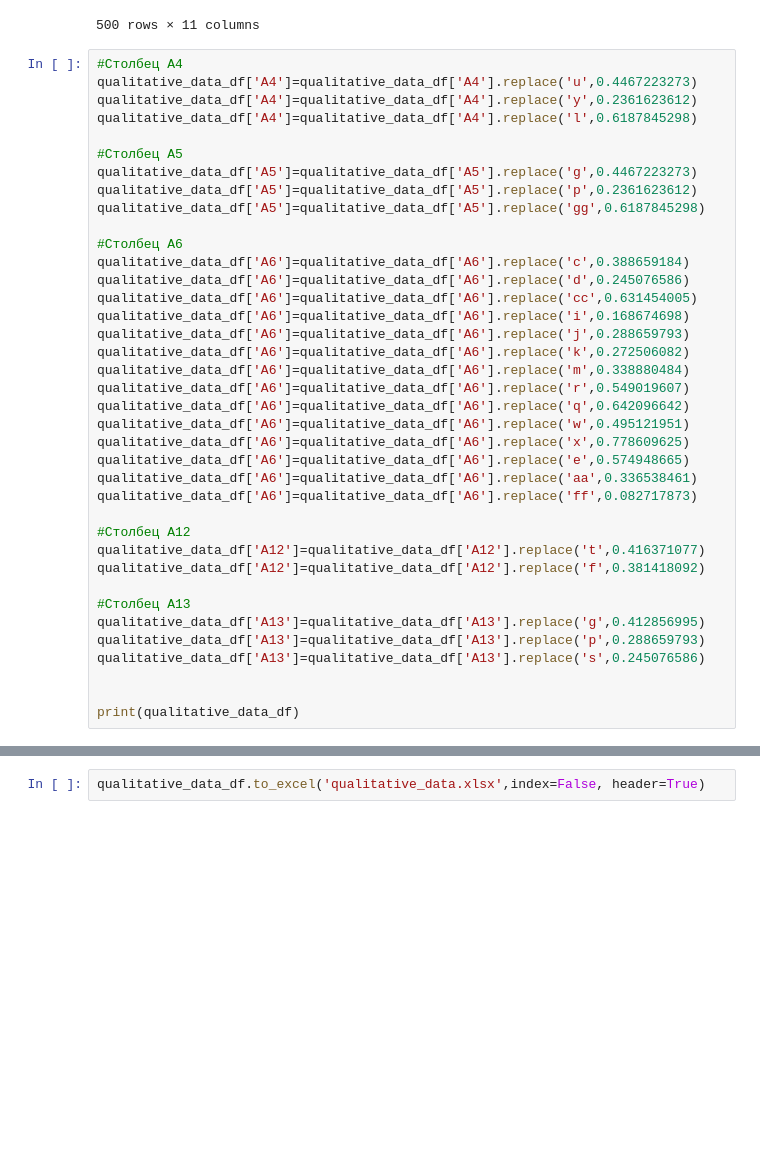
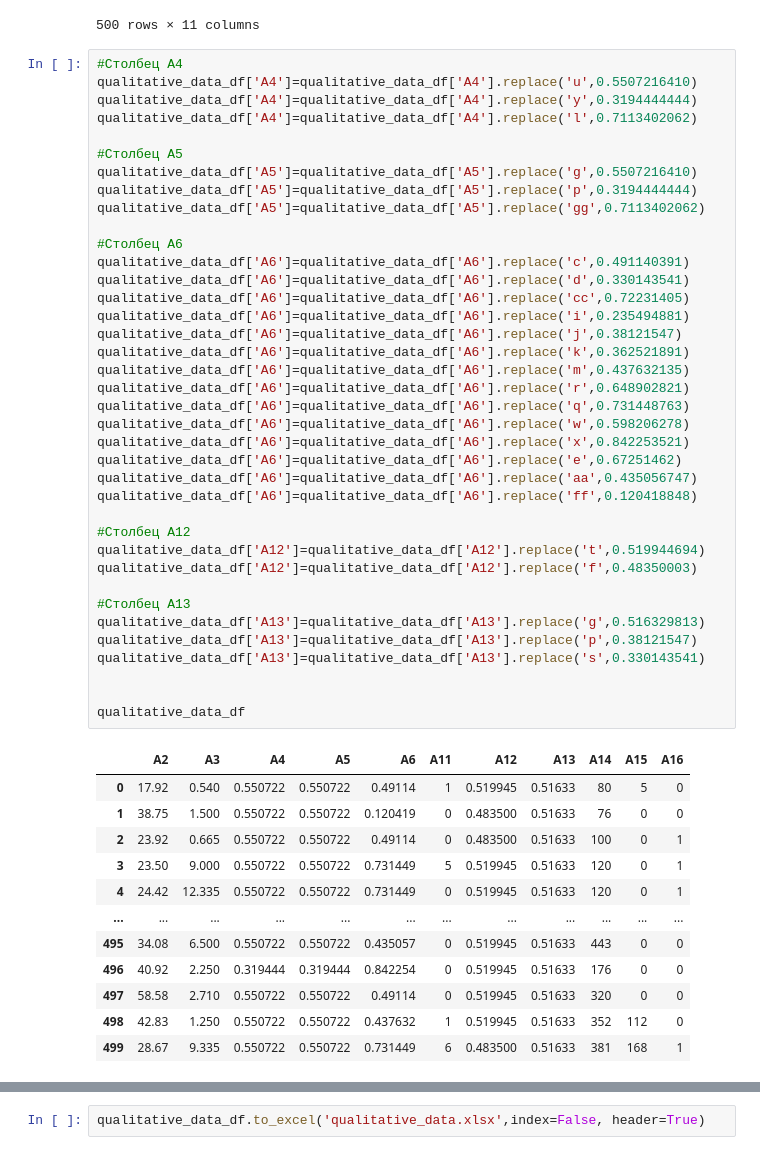
Before and after one commit to lalalaoalla/static-analysis-of-non-numeric-data, a Jupyter notebook: 1лаба/main.ipynb, the cells around one changed output, grey strips where cells are left out. Saved outputs shown, nothing was run; the diff lists cells and outputs as text; blank space fills up the shorter version.

```diff
--- a/1лаба/main.ipynb
+++ b/1лаба/main.ipynb
@@ -46,40 +46,52 @@ qualitative_data_df
 500 rows × 11 columns
 # %%
 #Столбец А4
-qualitative_data_df['A4']=qualitative_data_df['A4'].replace('u',0.4467223273)
-qualitative_data_df['A4']=qualitative_data_df['A4'].replace('y',0.2361623612)
-qualitative_data_df['A4']=qualitative_data_df['A4'].replace('l',0.6187845298)
+qualitative_data_df['A4']=qualitative_data_df['A4'].replace('u',0.5507216410)
+qualitative_data_df['A4']=qualitative_data_df['A4'].replace('y',0.3194444444)
+qualitative_data_df['A4']=qualitative_data_df['A4'].replace('l',0.7113402062)
 
 #Столбец А5
-qualitative_data_df['A5']=qualitative_data_df['A5'].replace('g',0.4467223273)
-qualitative_data_df['A5']=qualitative_data_df['A5'].replace('p',0.2361623612)
-qualitative_data_df['A5']=qualitative_data_df['A5'].replace('gg',0.6187845298)
+qualitative_data_df['A5']=qualitative_data_df['A5'].replace('g',0.5507216410)
+qualitative_data_df['A5']=qualitative_data_df['A5'].replace('p',0.3194444444)
+qualitative_data_df['A5']=qualitative_data_df['A5'].replace('gg',0.7113402062)
 
 #Столбец А6
-qualitative_data_df['A6']=qualitative_data_df['A6'].replace('c',0.388659184)
-qualitative_data_df['A6']=qualitative_data_df['A6'].replace('d',0.245076586)
-qualitative_data_df['A6']=qualitative_data_df['A6'].replace('сc',0.631454005)
-qualitative_data_df['A6']=qualitative_data_df['A6'].replace('i',0.168674698)
-qualitative_data_df['A6']=qualitative_data_df['A6'].replace('j',0.288659793)
-qualitative_data_df['A6']=qualitative_data_df['A6'].replace('k',0.272506082)
-qualitative_data_df['A6']=qualitative_data_df['A6'].replace('m',0.338880484)
-qualitative_data_df['A6']=qualitative_data_df['A6'].replace('r',0.549019607)
-qualitative_data_df['A6']=qualitative_data_df['A6'].replace('q',0.642096642)
-qualitative_data_df['A6']=qualitative_data_df['A6'].replace('w',0.495121951)
-qualitative_data_df['A6']=qualitative_data_df['A6'].replace('x',0.778609625)
-qualitative_data_df['A6']=qualitative_data_df['A6'].replace('e',0.574948665)
-qualitative_data_df['A6']=qualitative_data_df['A6'].replace('aa',0.336538461)
-qualitative_data_df['A6']=qualitative_data_df['A6'].replace('ff',0.082717873)
+qualitative_data_df['A6']=qualitative_data_df['A6'].replace('c',0.491140391)
+qualitative_data_df['A6']=qualitative_data_df['A6'].replace('d',0.330143541)
+qualitative_data_df['A6']=qualitative_data_df['A6'].replace('сc',0.72231405)
+qualitative_data_df['A6']=qualitative_data_df['A6'].replace('i',0.235494881)
+qualitative_data_df['A6']=qualitative_data_df['A6'].replace('j',0.38121547)
+qualitative_data_df['A6']=qualitative_data_df['A6'].replace('k',0.362521891)
+qualitative_data_df['A6']=qualitative_data_df['A6'].replace('m',0.437632135)
+qualitative_data_df['A6']=qualitative_data_df['A6'].replace('r',0.648902821)
+qualitative_data_df['A6']=qualitative_data_df['A6'].replace('q',0.731448763)
+qualitative_data_df['A6']=qualitative_data_df['A6'].replace('w',0.598206278)
+qualitative_data_df['A6']=qualitative_data_df['A6'].replace('x',0.842253521)
+qualitative_data_df['A6']=qualitative_data_df['A6'].replace('e',0.67251462)
+qualitative_data_df['A6']=qualitative_data_df['A6'].replace('aa',0.435056747)
+qualitative_data_df['A6']=qualitative_data_df['A6'].replace('ff',0.120418848)
 
 #Столбец А12
-qualitative_data_df['A12']=qualitative_data_df['A12'].replace('t',0.416371077)
-qualitative_data_df['A12']=qualitative_data_df['A12'].replace('f',0.381418092)
+qualitative_data_df['A12']=qualitative_data_df['A12'].replace('t',0.519944694)
+qualitative_data_df['A12']=qualitative_data_df['A12'].replace('f',0.48350003)
 
 #Столбец А13
-qualitative_data_df['A13']=qualitative_data_df['A13'].replace('g',0.412856995)
-qualitative_data_df['A13']=qualitative_data_df['A13'].replace('p',0.288659793)
-qualitative_data_df['A13']=qualitative_data_df['A13'].replace('s',0.245076586)
+qualitative_data_df['A13']=qualitative_data_df['A13'].replace('g',0.516329813)
+qualitative_data_df['A13']=qualitative_data_df['A13'].replace('p',0.38121547)
+qualitative_data_df['A13']=qualitative_data_df['A13'].replace('s',0.330143541)
 
 
-print(qualitative_data_df)
+qualitative_data_df
 # %% [output]
+|  | A2 | A3 | A4 | A5 | A6 | A11 | A12 | A13 | A14 | A15 | A16 |
+| 0 | 17.92 | 0.540 | 0.550722 | 0.550722 | 0.49114 | 1 | 0.519945 | 0.51633 | 80 | 5 | 0 |
+| 1 | 38.75 | 1.500 | 0.550722 | 0.550722 | 0.120419 | 0 | 0.483500 | 0.51633 | 76 | 0 | 0 |
+| 2 | 23.92 | 0.665 | 0.550722 | 0.550722 | 0.49114 | 0 | 0.483500 | 0.51633 | 100 | 0 | 1 |
+| 3 | 23.50 | 9.000 | 0.550722 | 0.550722 | 0.731449 | 5 | 0.519945 | 0.51633 | 120 | 0 | 1 |
+| 4 | 24.42 | 12.335 | 0.550722 | 0.550722 | 0.731449 | 0 | 0.519945 | 0.51633 | 120 | 0 | 1 |
+| ... | ... | ... | ... | ... | ... | ... | ... | ... | ... | ... | ... |
+| 495 | 34.08 | 6.500 | 0.550722 | 0.550722 | 0.435057 | 0 | 0.519945 | 0.51633 | 443 | 0 | 0 |
+| 496 | 40.92 | 2.250 | 0.319444 | 0.319444 | 0.842254 | 0 | 0.519945 | 0.51633 | 176 | 0 | 0 |
+| 497 | 58.58 | 2.710 | 0.550722 | 0.550722 | 0.49114 | 0 | 0.519945 | 0.51633 | 320 | 0 | 0 |
+| 498 | 42.83 | 1.250 | 0.550722 | 0.550722 | 0.437632 | 1 | 0.519945 | 0.51633 | 352 | 112 | 0 |
+| 499 | 28.67 | 9.335 | 0.550722 | 0.550722 | 0.731449 | 6 | 0.483500 | 0.51633 | 381 | 168 | 1 |
```
Also changed, not shown: parts of 3 cells of this notebook, 9 other files.
